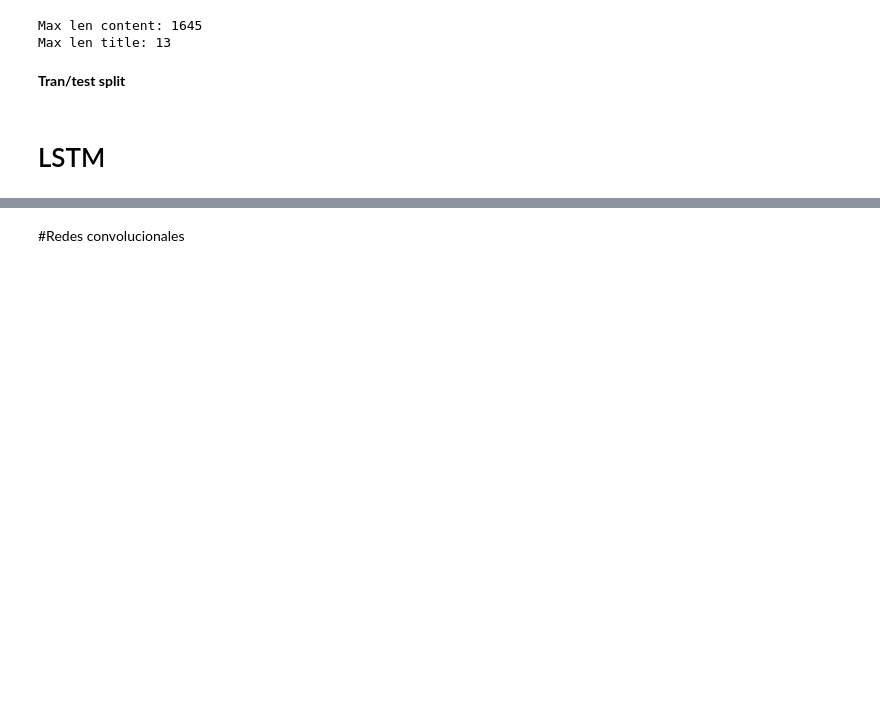
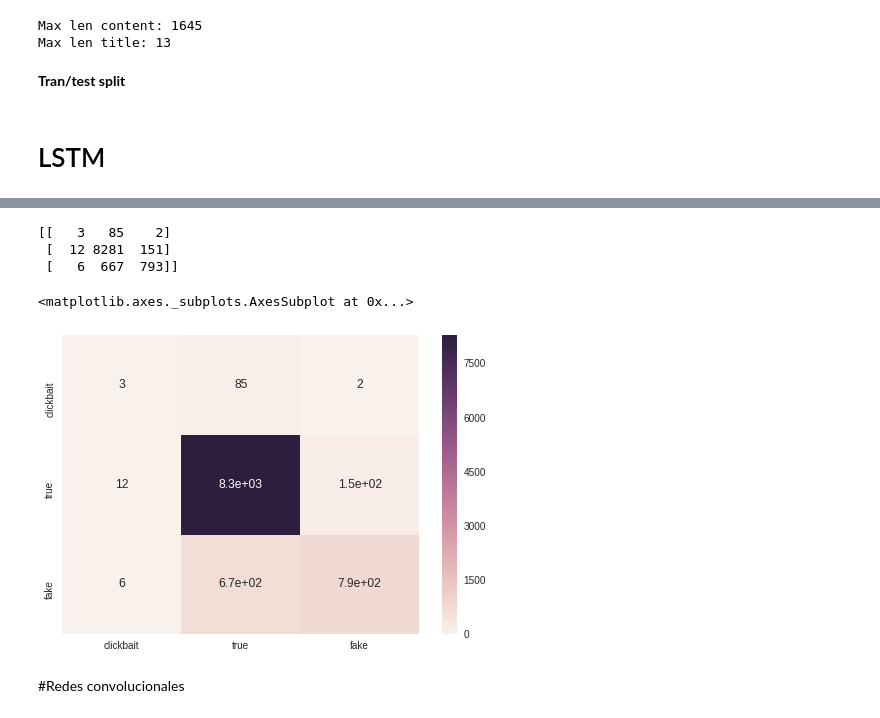
Before and after one commit to AIRLegend/fakenews, a Jupyter notebook: notebooks/Train_Google_Colab.ipynb, the cells around one changed output, grey strips where cells are left out. Saved outputs shown, nothing was run; the diff lists cells and outputs as text; code cells hidden in the pictures; blank space fills up the shorter version.

```diff
--- a/notebooks/Train_Google_Colab.ipynb
+++ b/notebooks/Train_Google_Colab.ipynb
@@ -210,5 +197,18 @@ print(report)
 weighted avg       0.90      0.91      0.90     10000
  samples avg       0.91      0.91      0.91     10000
+# %%
+matrix = confusion_matrix(np.array(y_test.tolist()).argmax(axis=1), test_pred.round().argmax(axis=1))
+print(matrix)
+
+#Plot
+df_cm = pd.DataFrame(matrix, columns=['clickbait', 'true', 'fake'], index=['clickbait', 'true', 'fake'])
+sns.heatmap(df_cm, annot=True)
+# %% [output]
+[[   3   85    2]
+ [  12 8281  151]
+ [   6  667  793]]
+<matplotlib.axes._subplots.AxesSubplot at 0x...>
+[figure, added]
 # %%
 LSTM_PATH = 'drive/My Drive/Colab Notebooks/weights/lstm.h5'
 # %%
```
Also changed, not shown: parts of 17 cells of this notebook.
